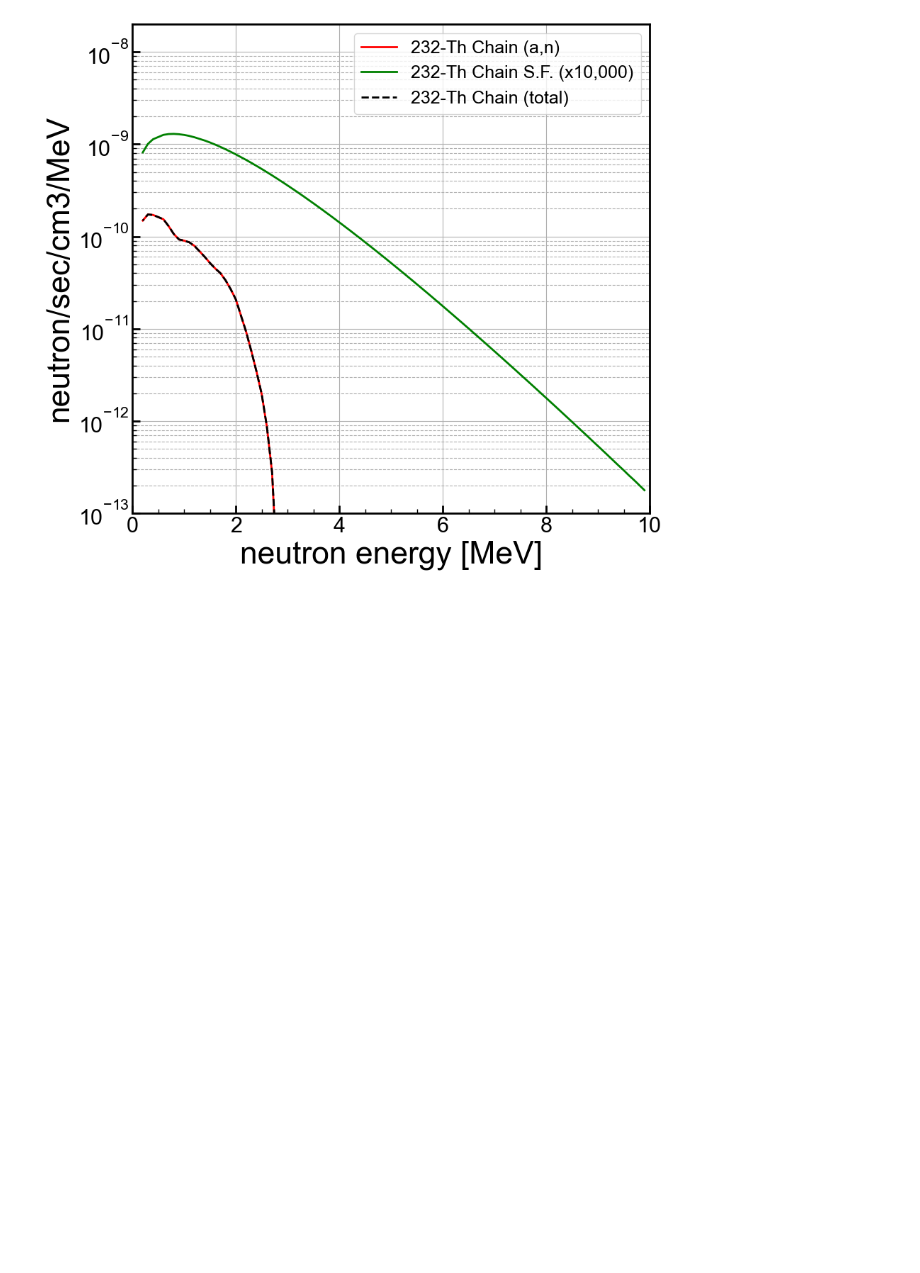
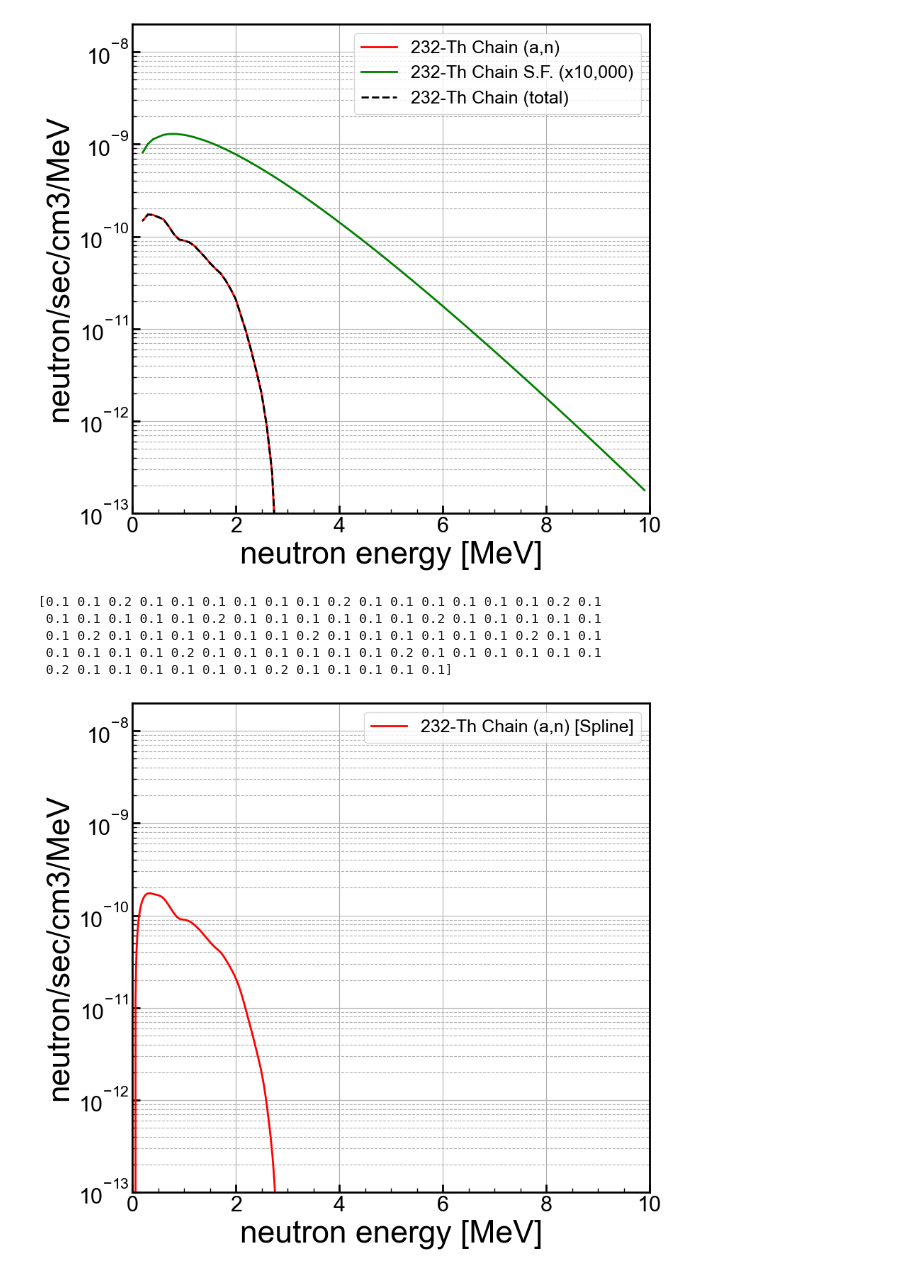
Before and after one commit to villano-lab/n-elec-scattering, a Jupyter notebook: 2-Flux/Cu.ipynb, the cells around one changed output. Drawn from its saved outputs; the diff is of its cells as text; code cells hidden in the pictures; blank space fills up the shorter version.

```diff
--- a/2-Flux/Cu.ipynb
+++ b/2-Flux/Cu.ipynb
@@ -99,3 +99,51 @@ plt.savefig('figures/Th_Cu.png')
 plt.show()
 # %% [output]
 [figure]
+# %%
+#can I spline and integrate the (a,n) portion?
+from scipy.interpolate import CubicSpline
+
+print(np.diff(th232CuchainEn[::-1]))
+cs = CubicSpline(th232CuchainEn[::-1], th232CuchainANRn[::-1]/width)
+xs = np.arange(0.0, 4.0, 0.01)
+# %% [output]
+[0.1 0.1 0.2 0.1 0.1 0.1 0.1 0.1 0.1 0.2 0.1 0.1 0.1 0.1 0.1 0.1 0.2 0.1
+ 0.1 0.1 0.1 0.1 0.1 0.2 0.1 0.1 0.1 0.1 0.1 0.1 0.2 0.1 0.1 0.1 0.1 0.1
+ 0.1 0.2 0.1 0.1 0.1 0.1 0.1 0.1 0.2 0.1 0.1 0.1 0.1 0.1 0.1 0.2 0.1 0.1
+ 0.1 0.1 0.1 0.1 0.2 0.1 0.1 0.1 0.1 0.1 0.1 0.2 0.1 0.1 0.1 0.1 0.1 0.1
+ 0.2 0.1 0.1 0.1 0.1 0.1 0.1 0.2 0.1 0.1 0.1 0.1 0.1]
+# %%
+#set up a 1d plot
+fig,axes = plt.subplots(1,1,figsize=(9.0,8.0),sharex=True)
+ax1 = axes
+
+
+width=np.abs(np.diff(th232CuchainEn)[0])
+
+
+ax1.plot(xs, cs(xs),color='r',linestyle='-',label="232-Th Chain (a,n) [Spline]")
+
+
+ymin = 1e-13
+ymax = 2e-8
+
+
+#ax1.set_yscale('linear')
+ax1.set_yscale('log')
+ax1.set_xlim(0.0, 10)
+ax1.set_ylim(ymin,ymax)
+ax1.set_xlabel(r'neutron energy [MeV]')
+ax1.set_ylabel('neutron/sec/cm3/MeV')
+ax1.grid(True)
+ax1.yaxis.grid(True,which='minor',linestyle='--')
+ax1.legend(loc=1,prop={'size':18})
+#ax1.legend(bbox_to_anchor=(1.04,1),borderaxespad=0,prop={'size':22})
+
+for axis in ['top','bottom','left','right']:
+  ax1.spines[axis].set_linewidth(2)
+
+plt.tight_layout()
+plt.savefig('figures/Th_Cu_spline.png')
+plt.show()
+# %% [output]
+[figure, added]
```
Also changed, not shown: parts of 2 cells of this notebook, 1 other file.
